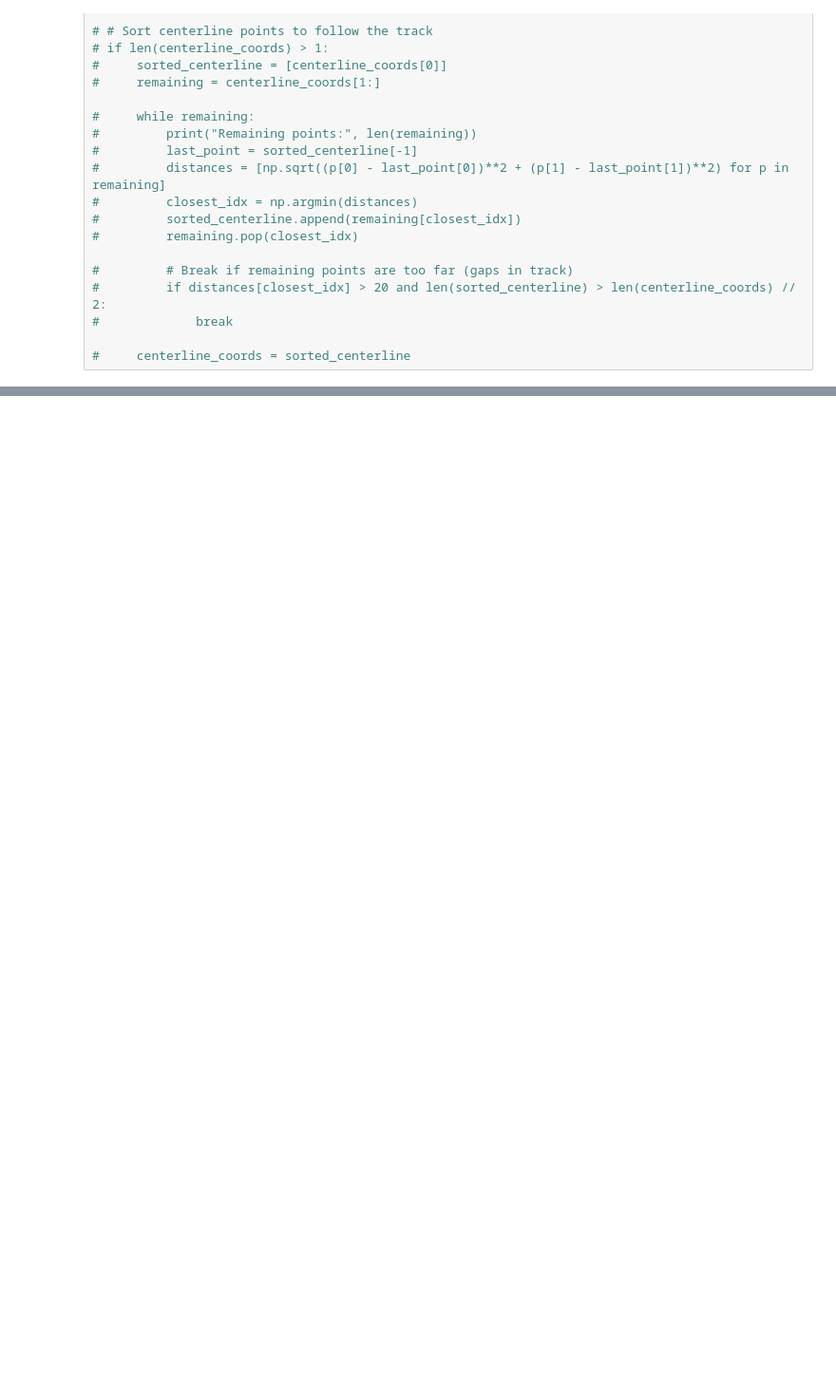
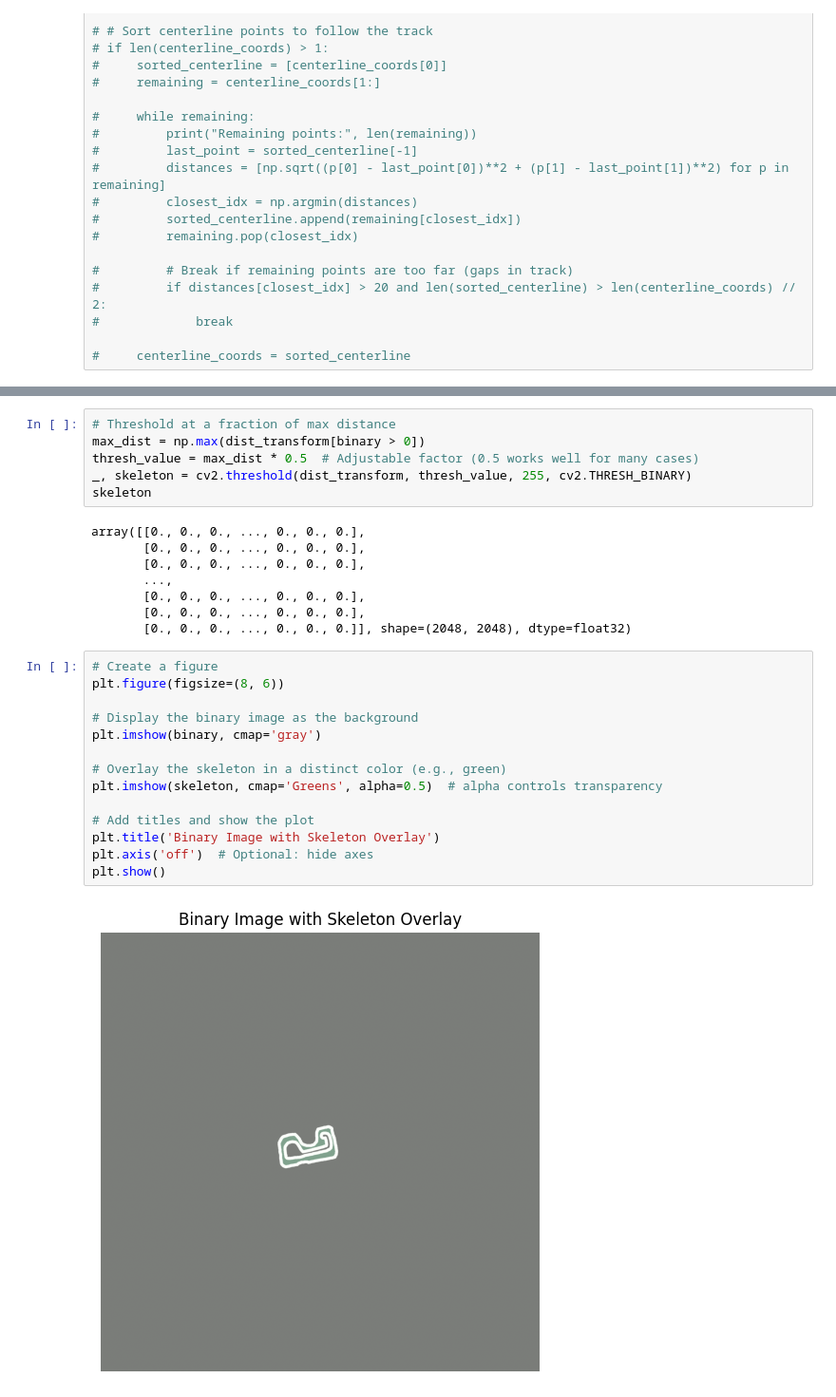
Before and after one commit to anjrew/race-lines-optimization, a Jupyter notebook: notebooks/create_map_boundries.ipynb, the cells around one changed output, grey strips where cells are left out. Shown at 95% size. Drawn from its saved outputs; the diff is of its cells as text; blank space fills up the shorter version.

```diff
--- a/notebooks/create_map_boundries.ipynb
+++ b/notebooks/create_map_boundries.ipynb
@@ -289,0 +318,30 @@ SyntaxError: invalid syntax (1933637684.py, line 1)
+# %%
+# Threshold at a fraction of max distance
+max_dist = np.max(dist_transform[binary > 0])
+thresh_value = max_dist * 0.5  # Adjustable factor (0.5 works well for many cases)
+_, skeleton = cv2.threshold(dist_transform, thresh_value, 255, cv2.THRESH_BINARY)
+skeleton
+# %% [output]
+array([[0., 0., 0., ..., 0., 0., 0.],
+       [0., 0., 0., ..., 0., 0., 0.],
+       [0., 0., 0., ..., 0., 0., 0.],
+       ...,
+       [0., 0., 0., ..., 0., 0., 0.],
+       [0., 0., 0., ..., 0., 0., 0.],
+       [0., 0., 0., ..., 0., 0., 0.]], shape=(2048, 2048), dtype=float32)
+# %%
+# Create a figure
+plt.figure(figsize=(8, 6))
+
+# Display the binary image as the background
+plt.imshow(binary, cmap='gray')
+
+# Overlay the skeleton in a distinct color (e.g., green)
+plt.imshow(skeleton, cmap='Greens', alpha=0.5)  # alpha controls transparency
+
+# Add titles and show the plot
+plt.title('Binary Image with Skeleton Overlay')
+plt.axis('off')  # Optional: hide axes
+plt.show()
+# %% [output]
+[figure, added]
```
Also changed, not shown: parts of 32 cells of this notebook, 4 other files.
